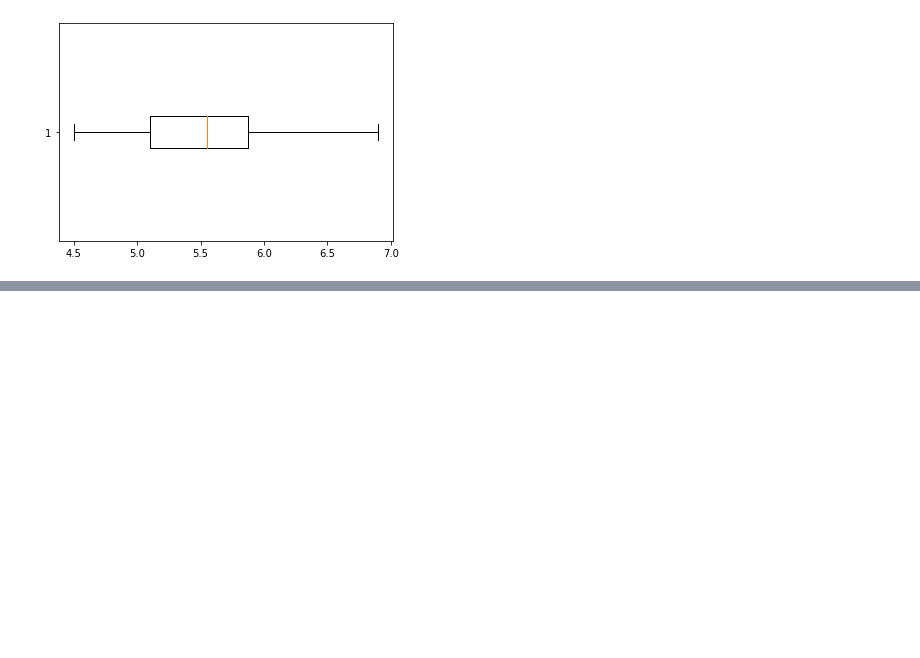
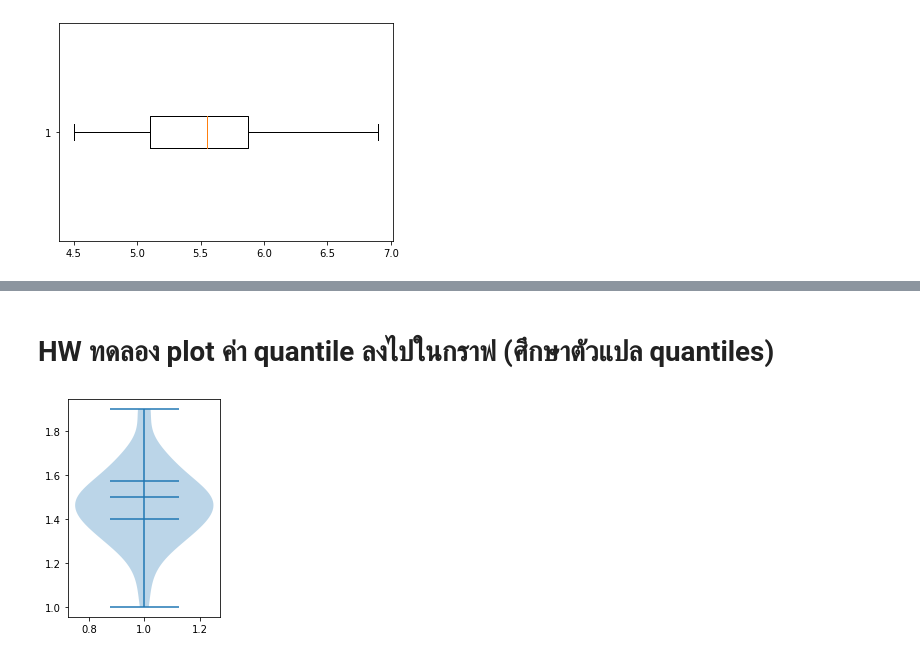
Before and after one commit to SuwareeThammakoonsate/data_viz_2022, a Jupyter notebook: DataViz02_Data_Distribution.ipynb, the cells around one changed output, grey strips where cells are left out. Cells and saved outputs as stored; diff of their text form; code cells hidden in the pictures; blank space fills up the shorter version.

```diff
--- a/DataViz02_Data_Distribution.ipynb
+++ b/DataViz02_Data_Distribution.ipynb
@@ -327,0 +352,7 @@ verginigabp = plt.boxplot(df2['PetalLength'][100:],vert=False)
+# %% [markdown]
+# HW ทดลอง plot ค่า quantile ลงไปในกราฟ (ศึกษาตัวแปล quantiles)
+# %%
+plt.subplot(1,2,1) #แบ่งแถวออก 1 แถว กับ 2 ลอลัมน์ วางไว้ตำแหน่งที่1
+PTL=plt.violinplot(df['PetalLength'][:50],quantiles=[0.25,0.50,0.75]) #กำหนดตัวแปร PTL มารับ Violin Plot ที่สร้างจากตาราง df โดยสนใจเฉพาะ PetalLength ของดอก setosa
+# %% [output]
+[figure, added]
```
Also changed, not shown: parts of 4 cells of this notebook.
